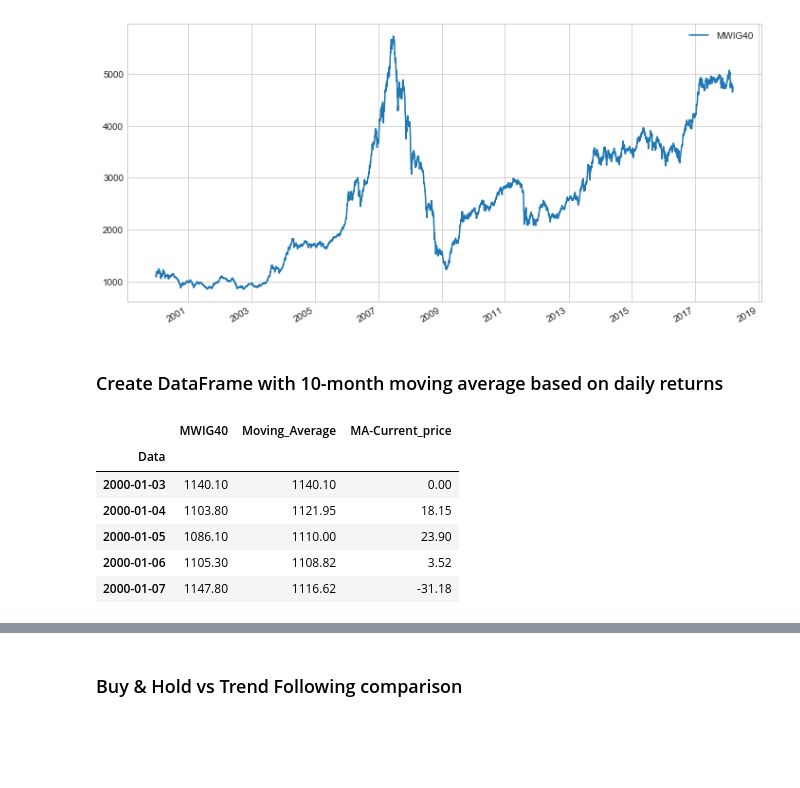
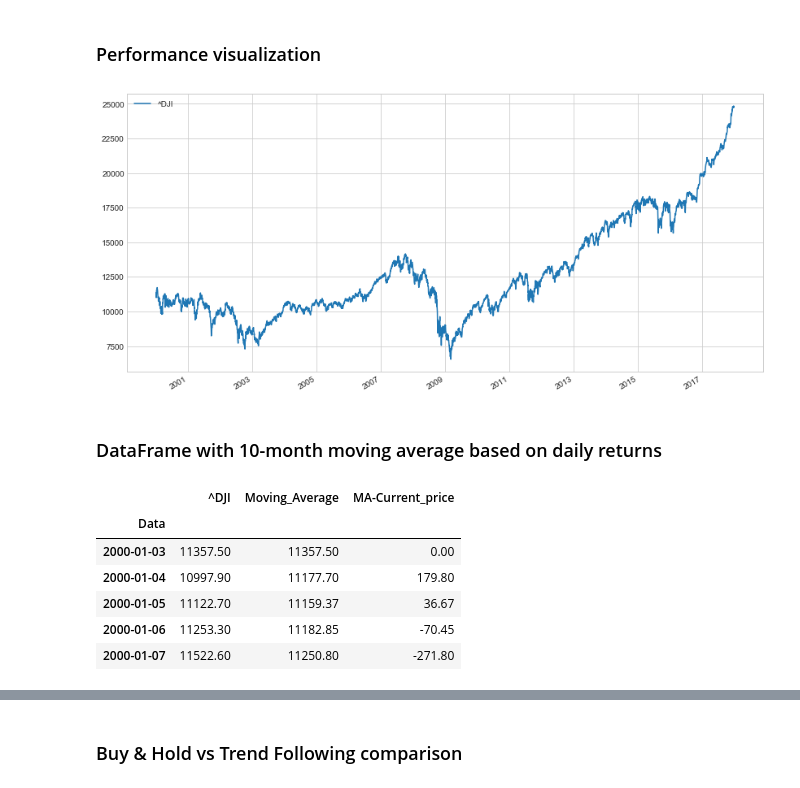
Before and after one commit to BuzuGit/Trend-Following-Analysis, a Jupyter notebook: Trend Following Analysis.ipynb, the cells around one changed output, grey strips where cells are left out. Drawn from its saved outputs; the diff is of its cells as text; code cells hidden in the pictures; blank space fills up the shorter version.

```diff
--- a/Trend Following Analysis.ipynb
+++ b/Trend Following Analysis.ipynb
@@ -26,24 +59,27 @@ mWIG = quotes_downloader(ticker, Start, End)
-# %%
-mWIG.plot(figsize=(12, 6))
-plt.xlabel('');
-# %% [output]
-[figure, removed]
+# %% [markdown]
+### Performance visualization
+# %%
+equity_df = quotes_downloader(equity_ticker, Start, End)
+equity_df.plot(figsize=(14, 7))
+plt.xlabel('');
+# %% [output]
+[figure, added]
 # %% [markdown]
-### Create DataFrame with 10-month moving average based on daily returns
+### DataFrame with 10-month moving average based on daily returns
 # %%
 def create_daily_ma(df, ticker):
     df2 = df.copy()
     df2['Moving_Average'] = df2[ticker].rolling(window=208, min_periods=1).mean()
     df2['MA-Current_price'] = df2['Moving_Average'] - df2[ticker]
     return df2
-# %%
-mWIG_daily = create_daily_ma(mWIG, ticker)
-mWIG_daily.head()
-# %% [output]
-|  | MWIG40 | Moving_Average | MA-Current_price |
-| Data |  |  |  |
-| 2000-01-03 | 1140.10 | 1140.10 | 0.00 |
-| 2000-01-04 | 1103.80 | 1121.95 | 18.15 |
-| 2000-01-05 | 1086.10 | 1110.00 | 23.90 |
-| 2000-01-06 | 1105.30 | 1108.82 | 3.52 |
-| 2000-01-07 | 1147.80 | 1116.62 | -31.18 |
+# %%
+equity_daily = create_daily_ma(equity_df, equity_ticker)
+equity_daily.head()
+# %% [output]
+|  | ^DJI | Moving_Average | MA-Current_price |
+| Data |  |  |  |
+| 2000-01-03 | 11357.50 | 11357.50 | 0.00 |
+| 2000-01-04 | 10997.90 | 11177.70 | 179.80 |
+| 2000-01-05 | 11122.70 | 11159.37 | 36.67 |
+| 2000-01-06 | 11253.30 | 11182.85 | -70.45 |
+| 2000-01-07 | 11522.60 | 11250.80 | -271.80 |
```
Also changed, not shown: parts of 74 cells of this notebook.
